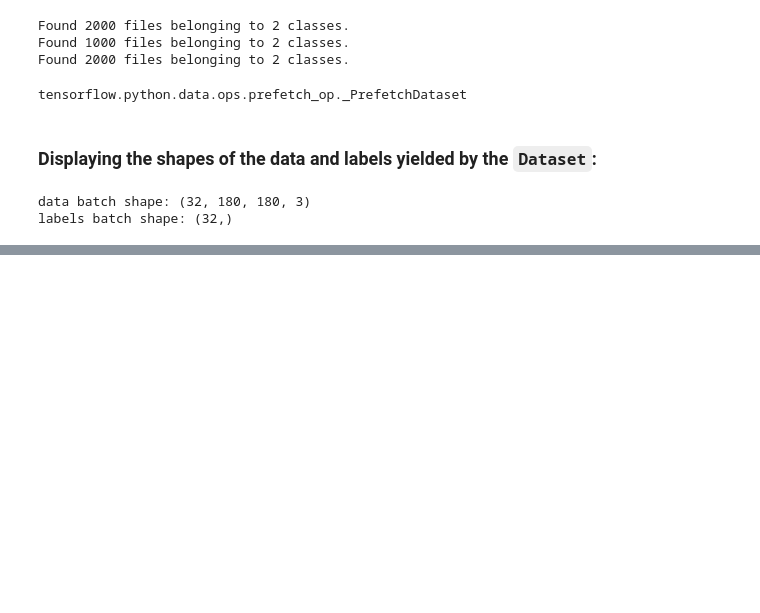
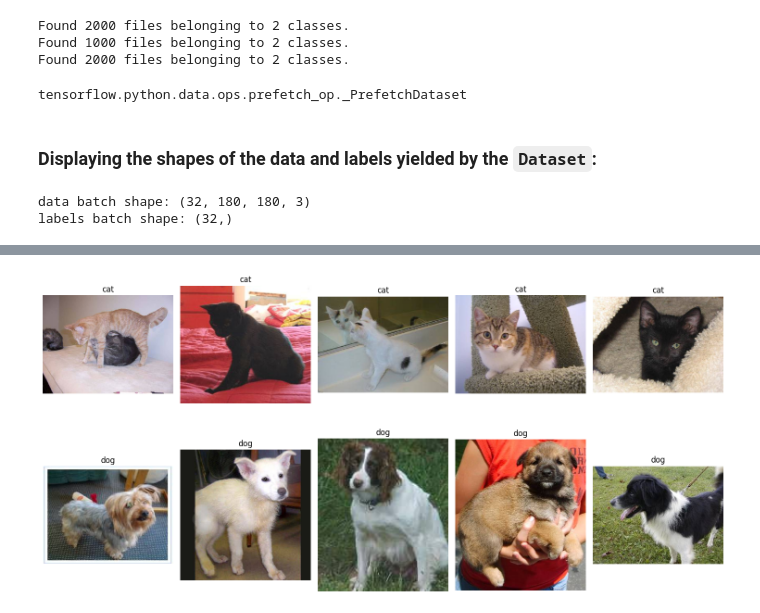
Before and after one commit to theRedeemer997/Lab3, a Jupyter notebook: Lab3.ipynb, the cells around one changed output, grey strips where cells are left out. Cells and saved outputs as stored; diff of their text form; code cells hidden in the pictures; blank space fills up the shorter version.

```diff
--- a/Lab3.ipynb
+++ b/Lab3.ipynb
@@ -116,0 +121,19 @@ plt.imshow(data_batch[0].numpy().astype("uint8"))
+# %%
+# Preview random 5 images from each class in train set
+def plot_sample_images(directory, label, n=5):
+    path = os.path.join(directory, label)
+    images = random.sample(os.listdir(path), n)
+    fig, axes = plt.subplots(1, n, figsize=(15,5))
+    for img_name, ax in zip(images, axes):
+        img_path = os.path.join(path, img_name)
+        img = mpimg.imread(img_path)
+        ax.imshow(img)
+        ax.set_title(label)
+        ax.axis('off')
+    plt.tight_layout()
+
+plot_sample_images('./data/kaggle_dogs_vs_cats_small/train', 'cat')
+plot_sample_images('./data/kaggle_dogs_vs_cats_small/train', 'dog')
+# %% [output]
+[figure, added]
+[figure, added]
```
Also changed, not shown: parts of 14 cells of this notebook, 1 other file.
